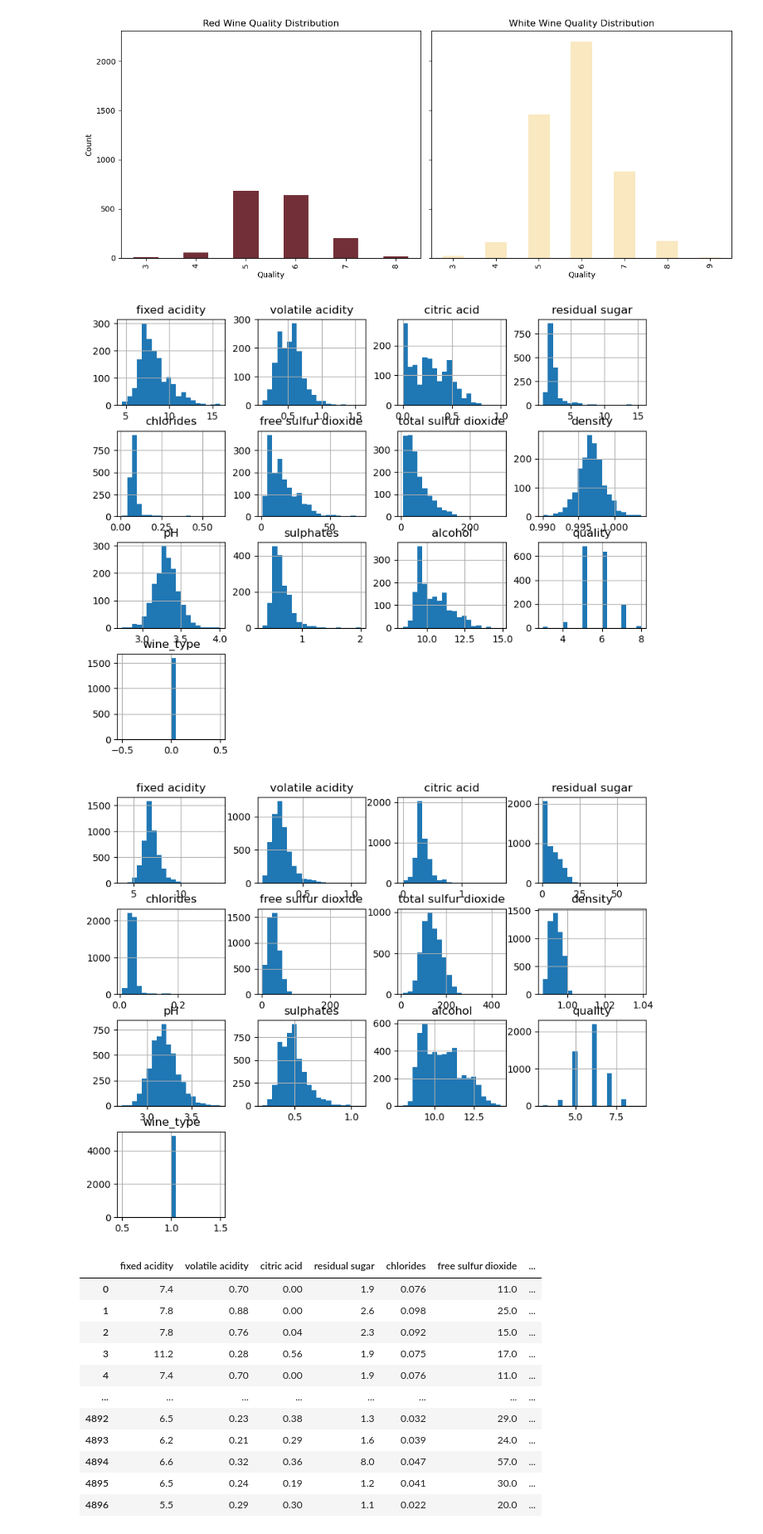
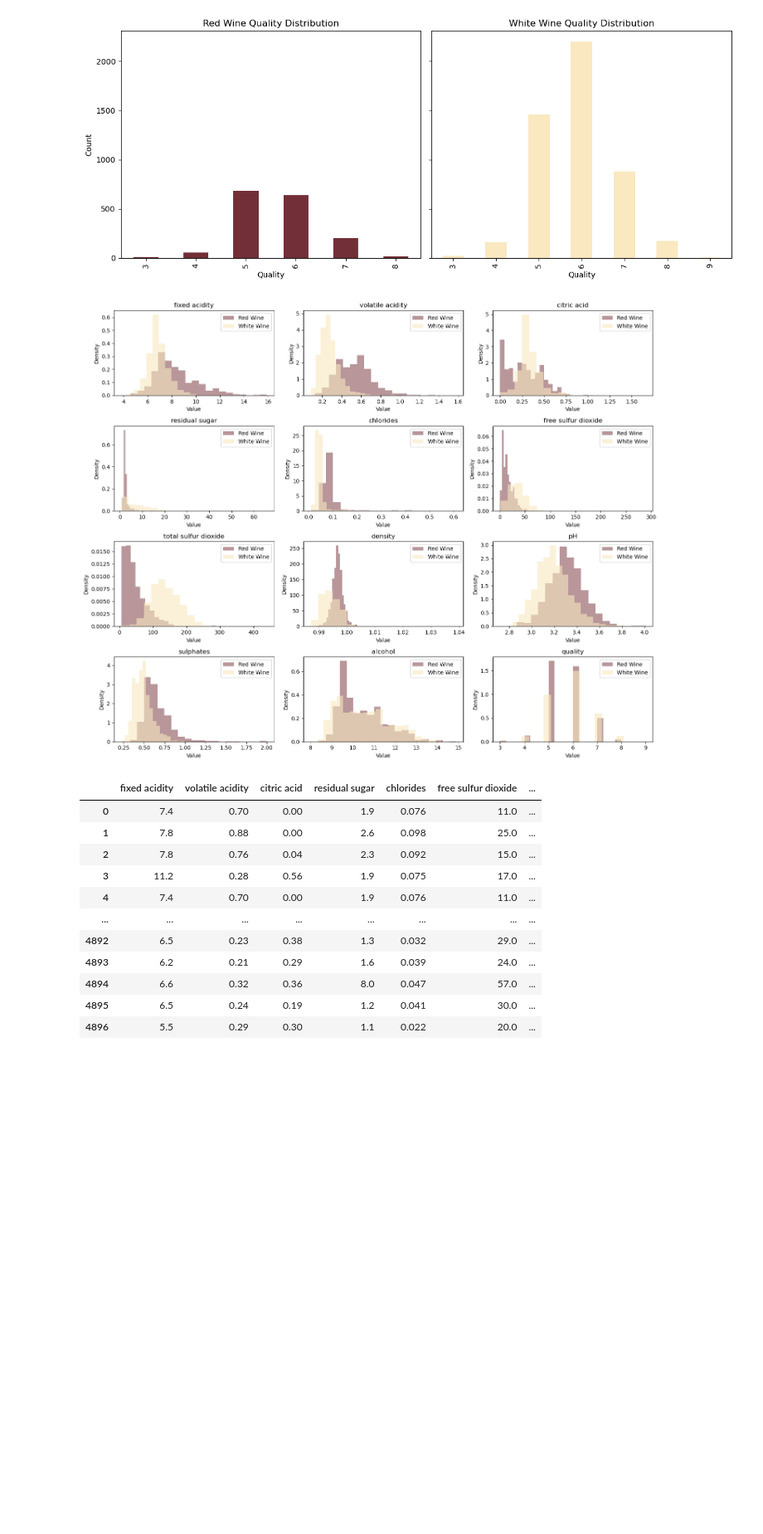
Before and after one commit to tiagosantos63390/pad_proj1, a Jupyter notebook: project1.ipynb, the cells around one changed output. Shown: that part at 83% size. Cells and saved outputs as stored; diff of their text form; code cells hidden in the pictures; blank space fills up the shorter version.

```diff
--- a/project1.ipynb
+++ b/project1.ipynb
@@ -40,18 +40,29 @@ plt.tight_layout()
 plt.show()
 # %% [output]
 [figure]
-# %%
-# CHANGE DISPLAY TO UNDERSTAND DIFFERENCES BETTER (like above)
-
-red_wine.hist(figsize=(10,8), bins=20)
-plt.show()
-
-white_wine.hist(figsize=(10,8), bins=20)
-
-plt.show()
-# %% [output]
-[figure, removed]
-[figure, removed]
+# %%
+red_wine = pd.read_csv('winequality-red.csv', sep=';')
+white_wine = pd.read_csv('winequality-white.csv', sep=';')
+
+features = [col for col in red_wine.columns]
+
+fig, axes = plt.subplots(nrows=4, ncols=3, figsize=(15, 12))
+axes = axes.flatten()
+
+for i, feature in enumerate(features):
+    # Plot red and white wine histograms on the same axes
+    axes[i].hist(red_wine[feature], bins=20, color='#722F37', alpha=0.5, label='Red Wine', density=True)
+    axes[i].hist(white_wine[feature], bins=20, color='#f9e8c0', alpha=0.6, label='White Wine', density=True)
+
+    axes[i].set_title(feature, fontsize=12)
+    axes[i].set_xlabel("Value")
+    axes[i].set_ylabel("Density")
+    axes[i].legend()
+
+plt.tight_layout()
+plt.show()
+# %% [output]
+[figure, added]
 # %%
 # Combine datasets
 data = pd.concat([red_wine, white_wine])
```
Also changed, not shown: parts of 20 cells of this notebook.
